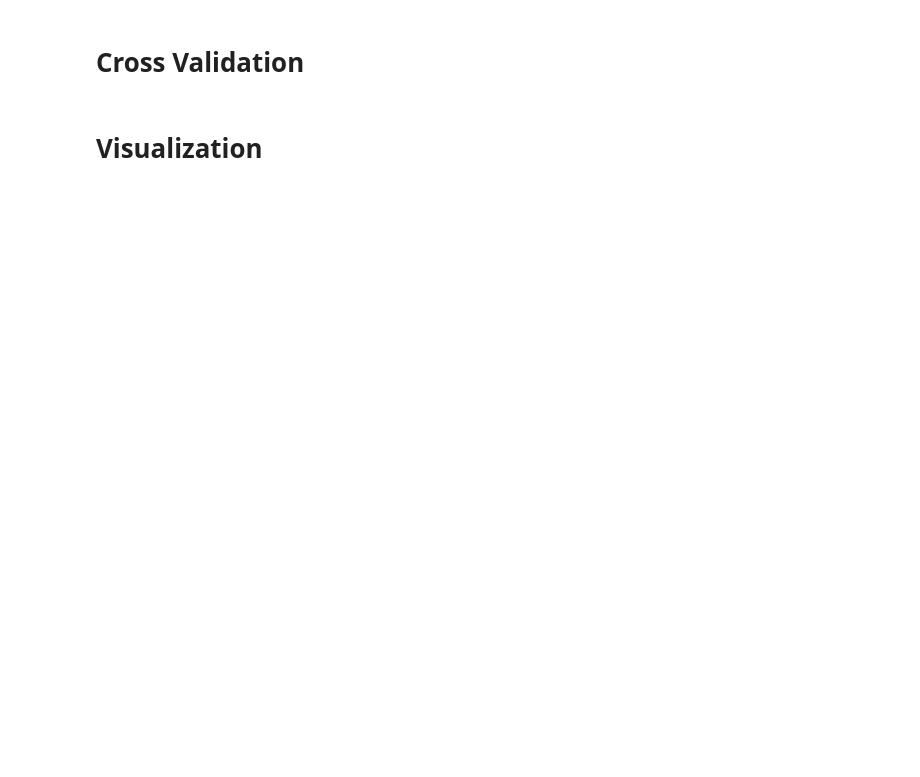
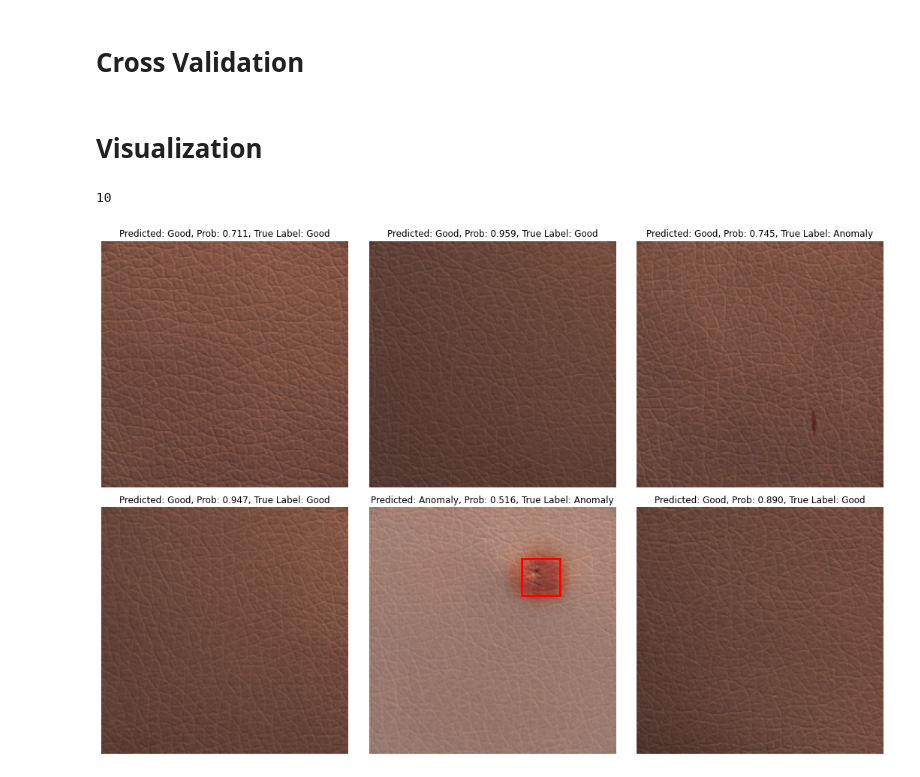
Before and after one commit to OlgaChernytska/Visual-Inspection, a Jupyter notebook: Training.ipynb, the cells around one changed output. Saved outputs shown, nothing was run; the diff lists cells and outputs as text; code cells hidden in the pictures; blank space fills up the shorter version.

```diff
--- a/Training.ipynb
+++ b/Training.ipynb
@@ -20,13 +15,13 @@ from utils import (
 # %% [markdown]
 ## Parameters
 # %%
-data_folder = "data/"
+data_folder = "data/leather"
 input_size = (224, 224)
 neg_class = 0
 
 batch_size = 10
 lr = 0.0001
-epochs = 7
+epochs = 2  # 7
 class_weight = [5, 1] if neg_class == 0 else [1, 5]
 device = torch.device("cuda" if torch.cuda.is_available() else "cpu")
 
@@ -45,7 +33,6 @@ class MVTEC_AD_DATASET(Dataset):
 train_loader, test_loader = get_train_test_loaders(
     root=data_folder,
     batch_size=batch_size,
-    img_size=input_size,
     test_size=0.2,
     random_state=42,
 )
@@ -52,10 +48,14 @@ train_loader, test_loader = get_train_test_loaders(
 # %% [markdown]
 # Model Training
 # %%
-model = CustomVGG(input_size)
+model = CustomVGG()
 
-class_weight = torch.tensor(class_weight).type(torch.FloatTensor).to(device)
-criterion = nn.CrossEntropyLoss(weight=class_weight)
+# class_weight = torch.tensor(class_weight).type(torch.FloatTensor).to(device)
+# criterion = nn.CrossEntropyLoss(weight=class_weight)
+
+criterion = nn.CrossEntropyLoss()
 optimizer = optim.Adam(model.parameters(), lr=lr)
+# %%
+epochs = 2
 # %%
 model = train(train_loader, model, optimizer, criterion, epochs, device)
@@ -88,12 +95,18 @@ for i, (train_loader, test_loader) in enumerate(cv_folds):
     evaluate(model, test_loader, device)
 # %% [markdown]
 # Visualization
+# %%
+localization_thres
+# %% [output]
+10
 # %%
 predict_localize(
     model,
     test_loader,
     device,
-    thres=localization_thres,
-    neg_class=neg_class,
+    thres=5,
+    neg_class=1,
     n_samples=6,
 )
+# %% [output]
+[figure, added]
```
Also changed, not shown: parts of 8 cells of this notebook, 4 other files.
